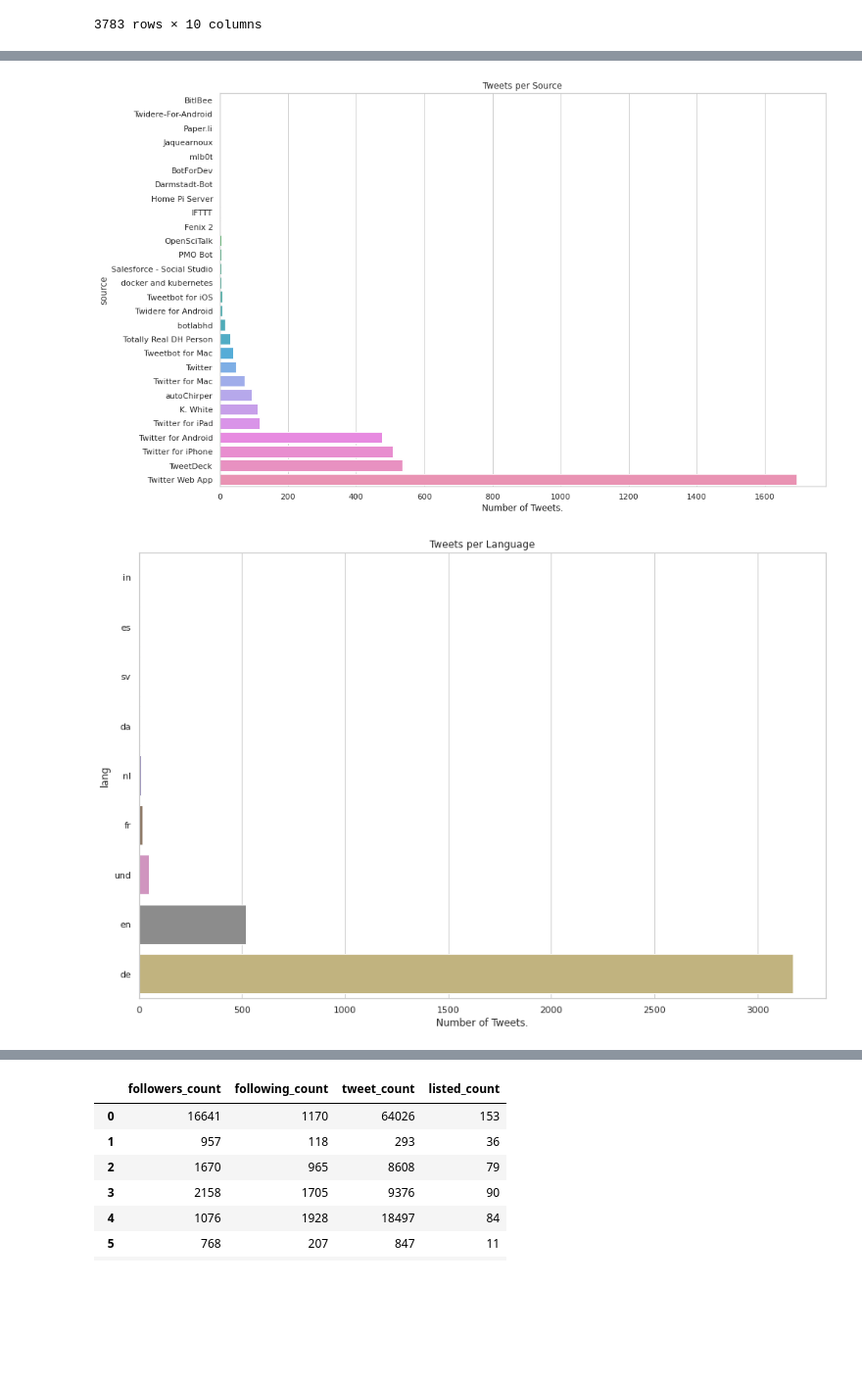
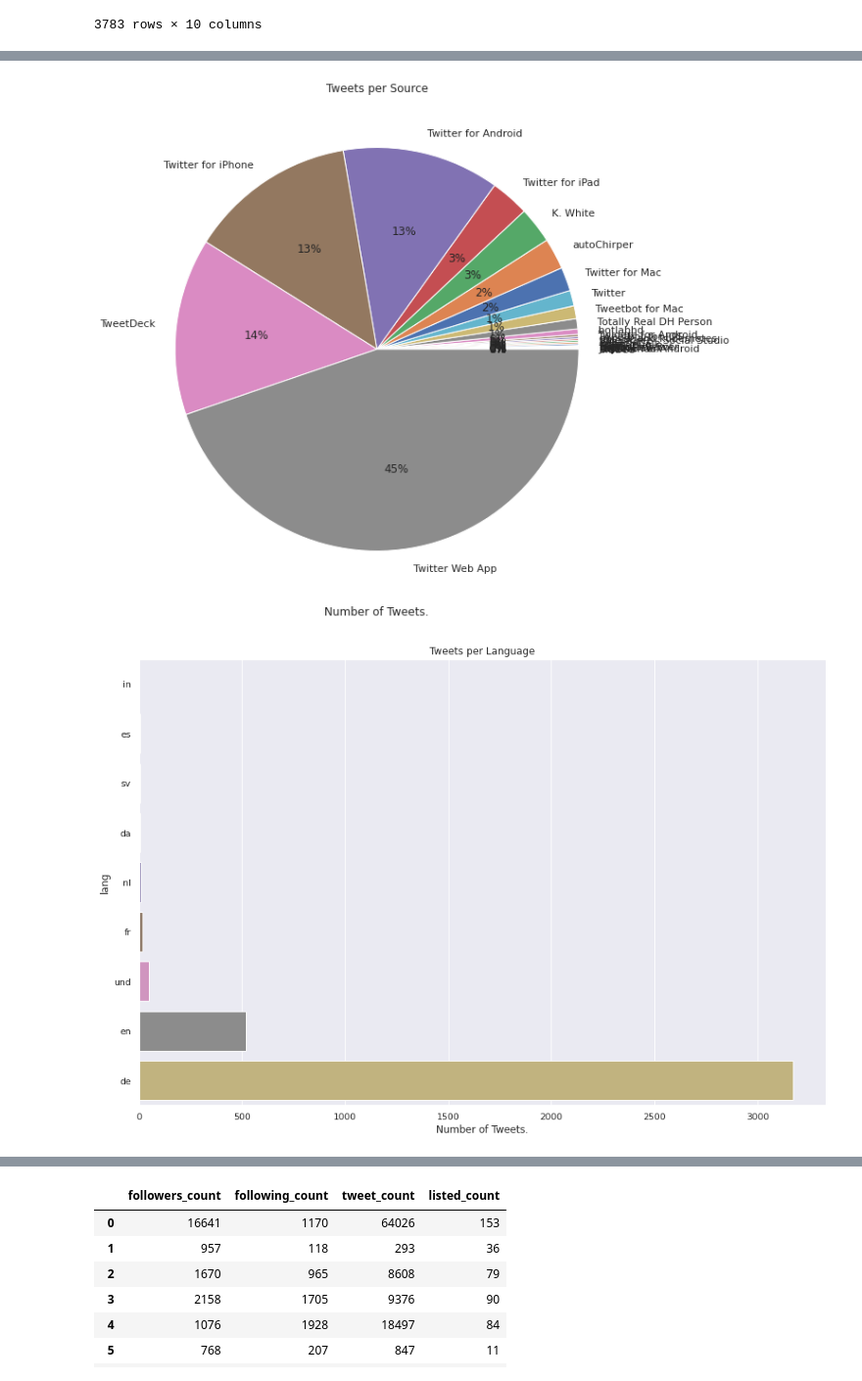
Before and after one commit to Leano1998/DHd2022, a Jupyter notebook: Twitter_DHd2022.ipynb, the cells around one changed output, grey strips where cells are left out. Shown at 98% size. Drawn from its saved outputs; the diff is of its cells as text; code cells hidden in the pictures; blank space fills up the shorter version.

Commit message:
Update the Jupyter Notebook for the analyse of the tweets.

```diff
--- a/Twitter_DHd2022.ipynb
+++ b/Twitter_DHd2022.ipynb
@@ -11,6 +11,6 @@ import pandas as pd
 import matplotlib.pyplot as plt
 import seaborn as sns
 import numpy as np
-sns.set_theme(style="whitegrid")
+sns.set_theme()
 plt.rcParams["figure.figsize"] = (6, 5)
 download_tweets = False
@@ -87,25 +110,35 @@ tweets_data
 # %%
-def bar_plot(value: str, df: pd.DataFrame, title: str, x_label: str="", save: bool = False):
+def value_plot(value: str, df: pd.DataFrame, title: str, x_label: str="", save: bool = False, mode:str = 'bar', print_data: bool=False):
     """
-    Creates a bar-plot by counting the occurrences of a given value.
+    Creates a bar- or pie-plot by counting the occurrences of a given value.
 
     :param save: Whether to save the created figure.
     :param value: The value to plot.
     :param df: The Dataframe with the values.
     :param title: The title of the dataframe.
     :param x_label: The label for the x-axe. Default: the name of the plotted value.
+    :param mode: The mode of the plot, can be bar or pie. Default: 'bar'
+    :param print_data: If the used data should be printed out as well. Default: False
     """
     plt.rcParams["figure.figsize"] = (15, 10)
-    sns.barplot(data=df.groupby(by=value, as_index=False).count()[[value, "id"]].sort_values(by="id"), y=value, x="id", orient='h')
+    data = df.groupby(by=value, as_index=False).count()[[value, "id"]].sort_values(by="id")
+    if mode == 'bar':
+        sns.barplot(data=data, y=value, x="id", orient='h')
+    elif mode == 'pie':
+        plt.pie(data["id"], labels=data[value], colors=sns.color_palette('deep')[0:data.shape[0]], autopct='%.0f%%')
+    else:
+        raise ValueError('Mode of the plot has to be "bar" or "pie", not "%s"!' % mode)
     if x_label != "":
         plt.xlabel(x_label)
     plt.title(title)
     if save:
         plt.savefig("vis/{}.png".format(title.replace(' ', '_')))
     plt.show()
+    if print_data:
+        print(pd.Series({val[value]: val['id'] for _, val in data.iterrows()}))
 
-bar_plot("source", tweets_data, "Tweets per Source", "Number of Tweets.", save=True)
-bar_plot("lang", tweets_data, "Tweets per Language", "Number of Tweets.")
+value_plot("source", tweets_data, "Tweets per Source", "Number of Tweets.", save=True, mode='pie')
+value_plot("lang", tweets_data, "Tweets per Language", "Number of Tweets.", mode='bar', print_data=True)
 # %% [output]
-[figure, old version]
+[figure, new version]
 [figure]
```
Also changed, not shown: parts of 18 cells of this notebook.
